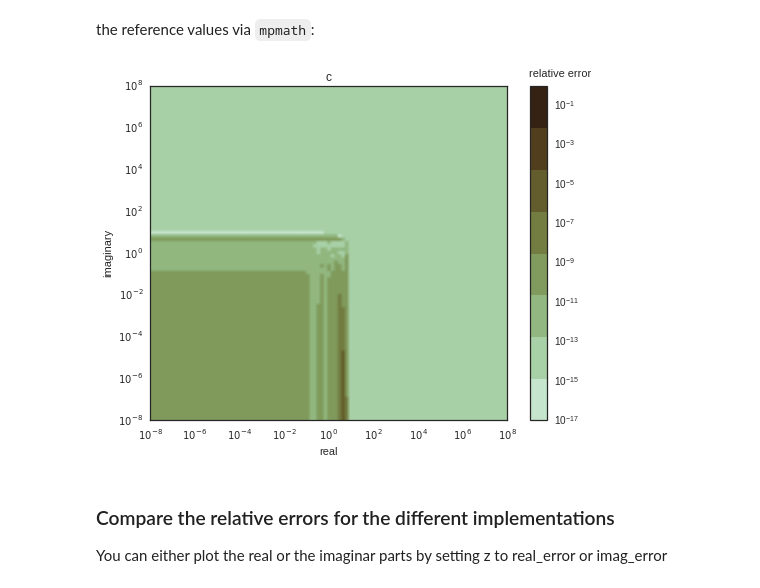
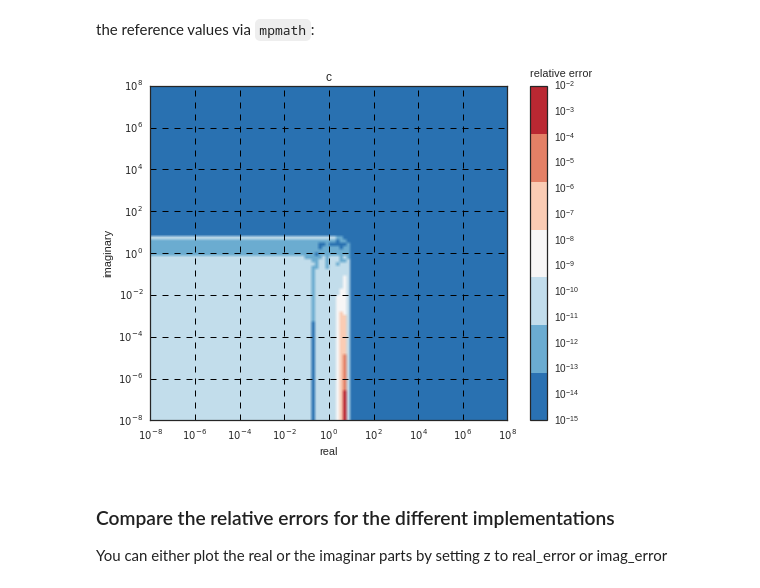
Before and after one commit to martinschwinzerl/faddeevas, a Jupyter notebook: benchmark.ipynb, the cells around one changed output. Drawn from its saved outputs; the diff is of its cells as text; code cells hidden in the pictures.

```diff
--- a/benchmark.ipynb
+++ b/benchmark.ipynb
@@ -300,7 +318,7 @@ define range:
 exp_min = -8
 exp_max = 8
 
-r = 10**np.linspace(exp_min, exp_max, 101)
+r = 10**np.linspace(exp_min, exp_max, 102)
 x, y = np.meshgrid(r, r)
 # %% [markdown]
 the reference values via `mpmath`:
@@ -308,40 +326,50 @@ the reference values via `mpmath`:
 # takes ~10sec
 wr_ref, wi_ref = wofz_impl['mp'](x, y)
 # %%
-def plot_error(x,y,z, title, unify=True):
+cmap_std = matplotlib.colors.ListedColormap(sns.color_palette("RdBu_r", 8))
+def plot_error(x,y,z, title, vextr=None):
     fig, ax = plt.subplots(figsize=(8,6))
-    if unify:
-        z = np.clip(a=z, a_min=1e-17, a_max=1e0)
+    if vextr is not None:
+        z = np.clip(a=z, a_min=vextr[0], a_max=vextr[1])
+        n_orders = int(np.ceil(np.abs(np.log10(vextr[0]) - np.log10(vextr[1])))) // 2 + 1
+        cmap_idv = matplotlib.colors.ListedColormap(sns.color_palette("RdBu_r", n_orders))
         im  = ax.imshow(
                    #np.vectorize(mpmath.log10)(z).astype(np.float64),
                    z.astype(np.float64),
                    origin="bottom",extent=[exp_min,exp_max,exp_min,exp_max],aspect='auto',
-                   vmin=1e-17, vmax=1e0, norm=LogNorm(),
-                   cmap=cmap2)
+                   norm=LogNorm(vmin=vextr[0], vmax=vextr[1]),
+                   cmap=cmap_idv)
     else:
         im = ax.imshow(np.vectorize(mpmath.log10)(z).astype(np.float64),
                        origin="bottom",extent=[exp_min,exp_max,exp_min,exp_max],aspect='auto',
-                       cmap=cmap2)
+                       cmap=cmap_std)
 
     # Plot look: axes, title, ticks, ...
     cbar = plt.colorbar(im)
     cbar.set_label('relative error', labelpad=-18, y=1.05, rotation=0)
     ax.set_title(title)
     ax.set_xlabel('real')
     ax.set_ylabel('imaginary')
     ax.set_xticklabels([ "$10^{" + str(i) + "}$" for i in range(exp_min, exp_max + 1, 2)])
     ax.set_yticklabels([ "$10^{" + str(i) + "}$" for i in range(exp_min, exp_max + 1, 2)])
 
+    ax.grid(True, c='black', ls='--')
+
     return fig, ax
+
+def get_extr(z):
+    return [10**np.floor(np.log10(np.min(z.astype(np.float64)))),
+            10**np.ceil(np.log10(np.max(z.astype(np.float64))))]
 
 test = True
 if test is True:
     wr, wi = wofz_impl['c'](x, y)
-    z = abs(wr - wr_ref)/wr_ref
+    z = abs(wr - wr_ref) / wr_ref
     #z = abs(wi - wi_ref)/wi_ref
-    fig, ax = plot_error(x,y,z, title='c',unify=True)
+    fig, ax = plot_error(x,y,z, title='c',
+                         vextr=get_extr(z))
 # %% [output]
-[figure, old version]
+[figure, new version]
 # %% [markdown]
 ### Compare the relative errors for the different implementations
 You can either plot the real or the imaginar parts by setting z to real_error or imag_error
```
Also changed, not shown: parts of 12 cells of this notebook.
